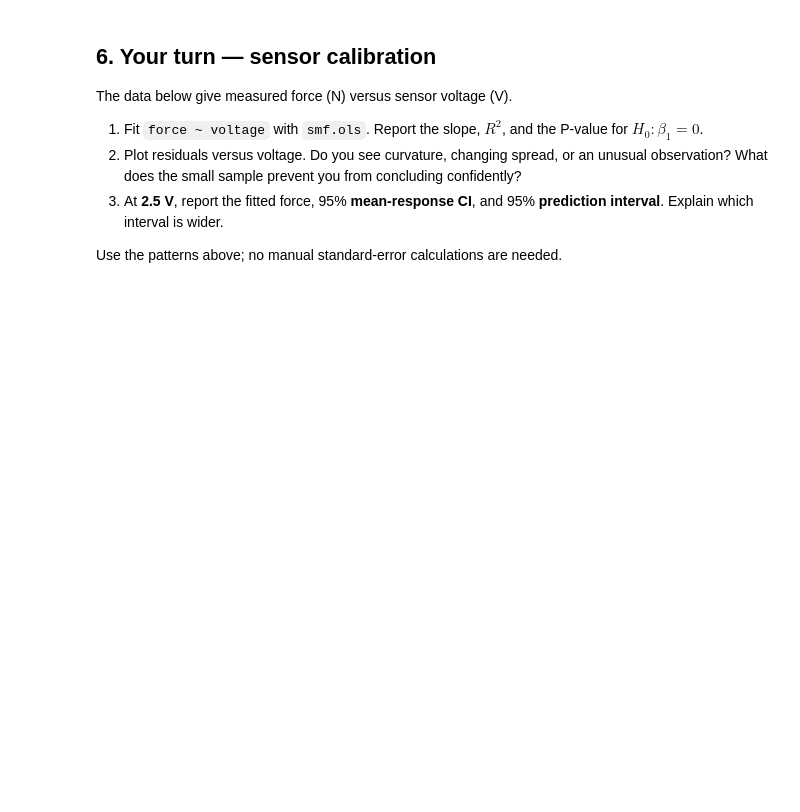
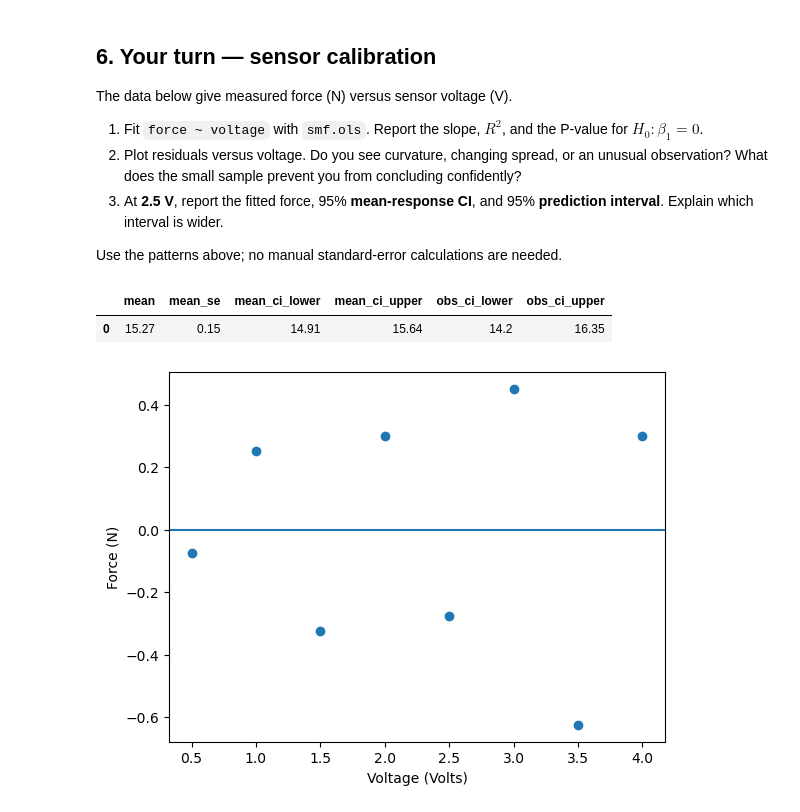
Before and after one commit to JaxLayerLumos/26f-engr1451-2451, a Jupyter notebook: 2-class/w12b_regression_inference.ipynb, the cells around one changed output. Cells and saved outputs as stored; diff of their text form; code cells hidden in the pictures; blank space fills up the shorter version.

```diff
--- a/2-class/w12b_regression_inference.ipynb
+++ b/2-class/w12b_regression_inference.ipynb
@@ -232,11 +232,25 @@ Use the patterns above; no manual standard-error calculations are needed.
 # %%
 sensor = pd.DataFrame({
     "voltage": [0.5, 1.0, 1.5, 2.0, 2.5, 3.0, 3.5, 4.0],
     "force":   [4.1, 7.2, 9.4, 12.8, 15.0, 18.5, 20.2, 23.9],
 })
 
 # 1. Fit sensor_model and report its slope, R², and slope P-value.
+sensor_model = smf.ols("force ~ voltage", data=sensor).fit()
+sensor_model.summary()
 
 # 2. Plot sensor_model.resid versus sensor["voltage"].
+plt.scatter(sensor["voltage"], sensor_model.resid)
+plt.axhline(0)
+plt.xlabel('Voltage (Volts)')
+plt.ylabel('Force (N)')
 
 # 3. Predict at 2.5 V and compare the two intervals.
+
+at_25 = pd.DataFrame({"voltage": [2.5]})
+intervals_25 = sensor_model.get_prediction(at_25).summary_frame(alpha=0.05)
+display(intervals_25.round(2))
+# %% [output]
+|  | mean | mean_se | mean_ci_lower | mean_ci_upper | obs_ci_lower | obs_ci_upper |
+| 0 | 15.27 | 0.15 | 14.91 | 15.64 | 14.2 | 16.35 |
+[figure, added]
```
Also changed, not shown: parts of 3 cells of this notebook.
